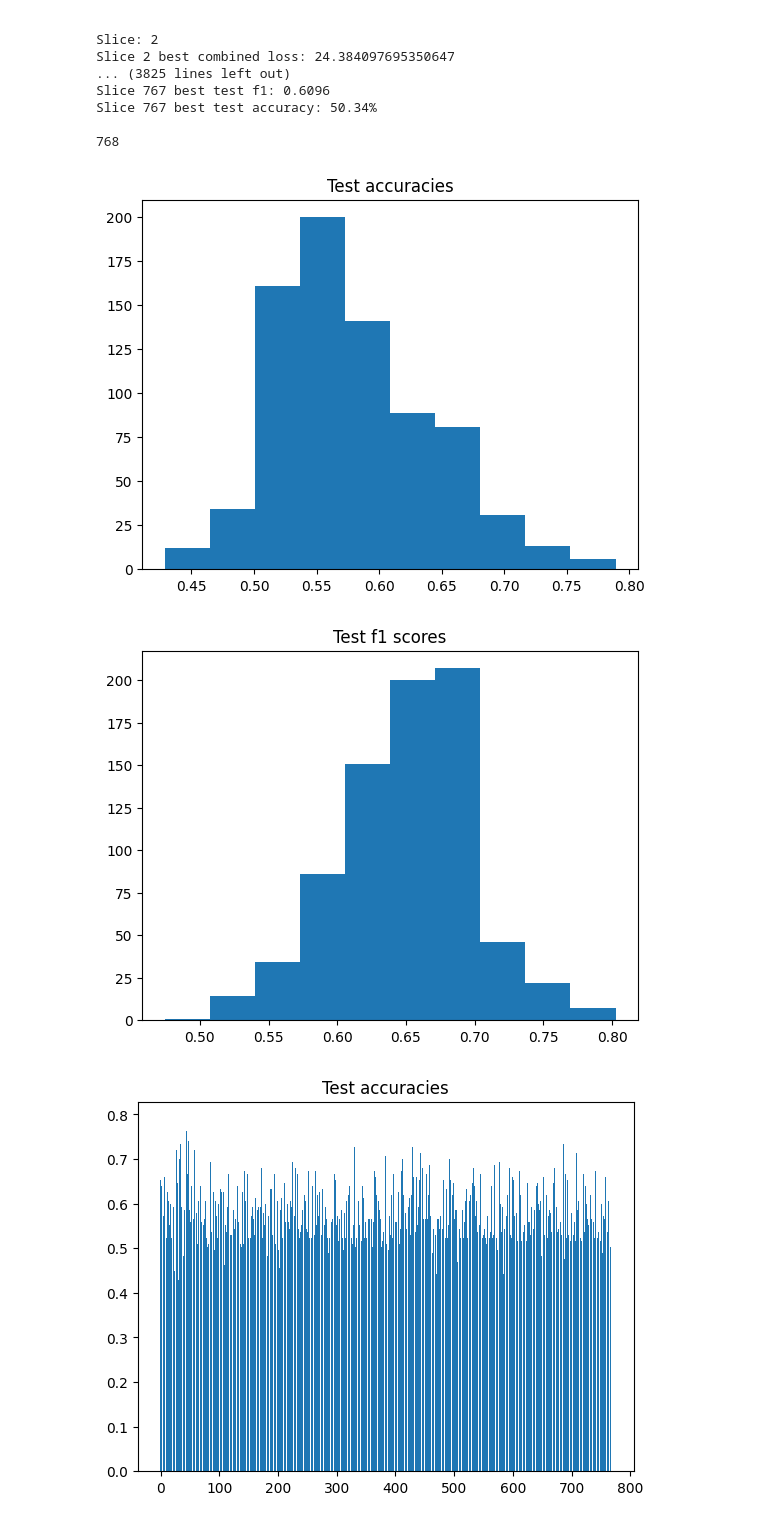
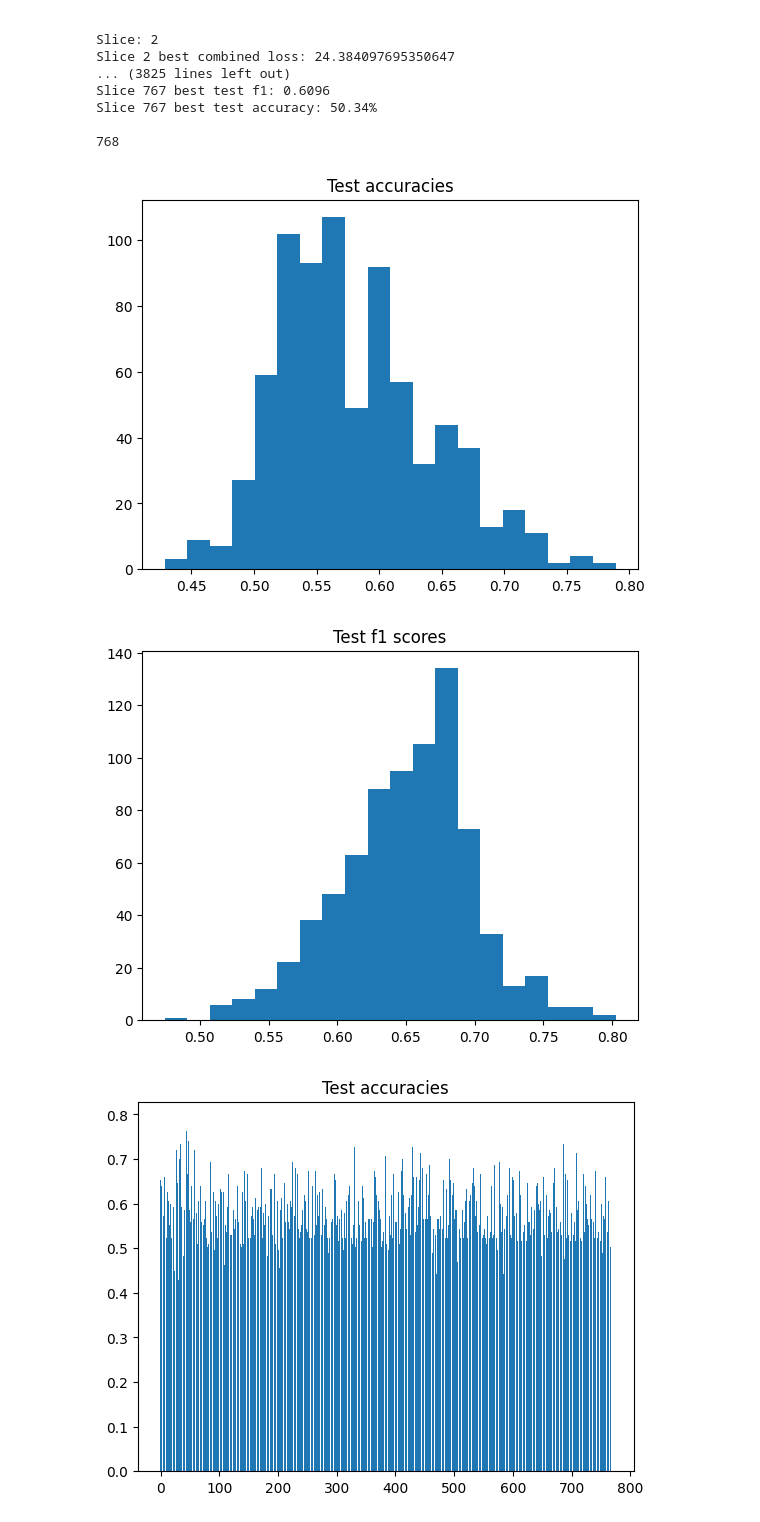
Before and after one commit to mattelim/interprexis-mit-6.8610-nlp, a Jupyter notebook: matte_experiment_bruteforce_nouns_xl.ipynb, the cells around one changed output. Saved outputs shown, nothing was run; the diff lists cells and outputs as text; code cells hidden in the pictures.

```diff
--- a/matte_experiment_bruteforce_nouns_xl.ipynb
+++ b/matte_experiment_bruteforce_nouns_xl.ipynb
@@ -12,9 +12,9 @@ from sklearn.metrics import accuracy_score, f1_score, precision_score, recall_sc
 # create a simple torch model with 1 fully connected layer
 
 class Net(nn.Module):
-    def __init__(self):
+    def __init__(self, input_size):
         super(Net, self).__init__()
-        self.fc1 = nn.Linear(1, 2)
+        self.fc1 = nn.Linear(input_size, 2)
 
     def forward(self, x):
         # apply relu on the output of the fully connected layer
@@ -274,10 +274,10 @@ def create_dataloaders(df_train, df_test):
 
     return train_loader, test_loader
 # %%
-def train_model(train_loader):
+def train_model(train_loader, input_size):
 
     # train the model
-    net = Net()
+    net = Net(input_size)
     criterion = nn.CrossEntropyLoss()
     optimizer = torch.optim.Adam(net.parameters(), lr=0.003)
 
@@ -292,7 +292,9 @@ def train_model(train_loader):
         for batch in train_loader:
             # get data to GPU if possible
             data = batch[0].to(device=device, dtype=torch.float32)
-            data = data.unsqueeze(1)
+            if len(data.shape) == 1:
+                data = data.unsqueeze(1)
+            # data = data.unsqueeze(1)
             targets = batch[1].to(device=device)
             # print(data.shape)
 
@@ -332,7 +334,9 @@ def evaluate_net(loader, net):
         for batch in loader:
             # get data to GPU if possible
             data = batch[0].to(device=device, dtype=torch.float32)
-            data = data.unsqueeze(1)
+            if len(data.shape) == 1:
+                data = data.unsqueeze(1)
+            # data = data.unsqueeze(1)
             targets = batch[1].to(device=device)
 
             # forward
@@ -402,9 +406,9 @@ for slice in range(768):
     best_test_f1 = 0
 
     for i in range(10):
-        net, best_combined_loss = train_model(train_slice_loader)
+        net, best_combined_loss = train_model(train_slice_loader, 1)
 
-        train_acc, train_f1 = evaluate_net(train_slice_loader, net)
+        # train_acc, train_f1 = evaluate_net(train_slice_loader, net)
         test_acc, test_f1 = evaluate_net(test_slice_loader, net)
 
         if test_acc > best_test_acc and test_f1 > best_test_f1:
@@ -446,16 +450,16 @@ Slice 767 best test accuracy: 50.34%
 768
 # %%
 # plot histograms of the test accuracies and f1 scores
-plt.hist(all_test_accs)
+plt.hist(all_test_accs, bins=20)
 plt.title('Test accuracies')
 plt.show()
 
-plt.hist(all_test_f1s)
+plt.hist(all_test_f1s, bins=20)
 plt.title('Test f1 scores')
 plt.show()
 # %% [output]
-[figure, old version]
+[figure, new version]
-[figure, old version]
+[figure, new version]
 # %%
 # plot bar chart of the accuracies
 plt.bar(range(768), all_test_accs)
```
Also changed, not shown: parts of 10 cells of this notebook, 2 other files.
